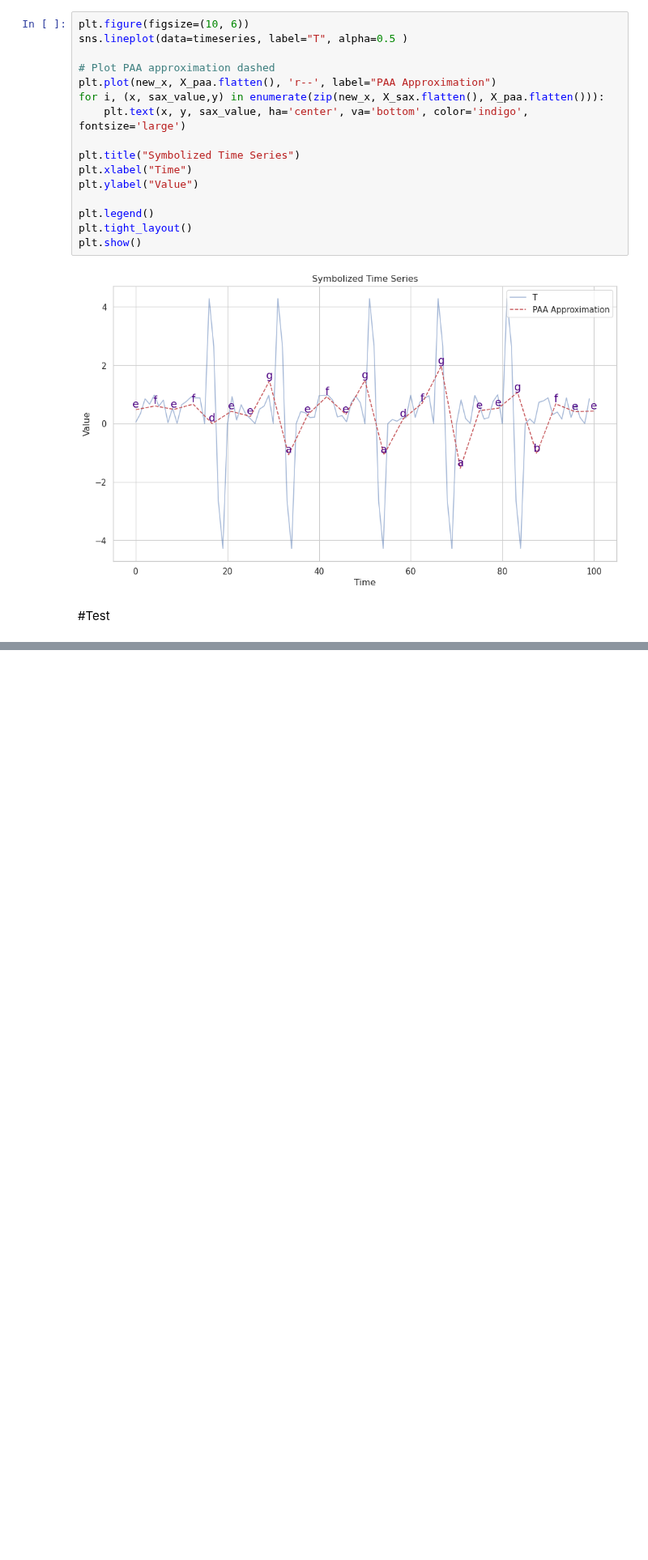
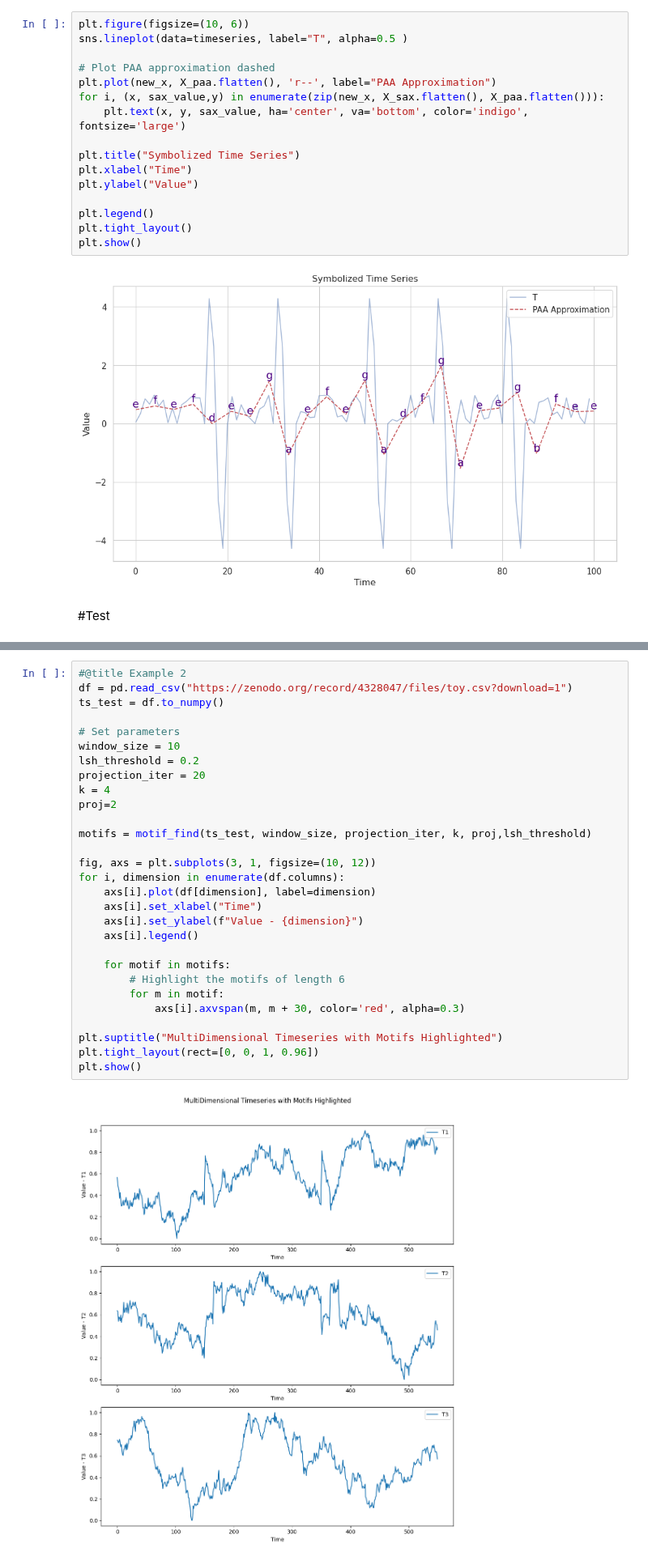
Before and after one commit to aidaLabDEI/LEIT-motifs, a Jupyter notebook: Motif_Discovery.ipynb, the cells around one changed output, grey strips where cells are left out. Shown at 81% size. Saved outputs shown, nothing was run; the diff lists cells and outputs as text; blank space fills up the shorter version.

Commit message:
Example 2, not working

```diff
--- a/Motif_Discovery.ipynb
+++ b/Motif_Discovery.ipynb
@@ -538,0 +495,31 @@ plt.show()
+# %%
+#@title Example 2
+df = pd.read_csv("https://zenodo.org/record/4328047/files/toy.csv?download=1")
+ts_test = df.to_numpy()
+
+# Set parameters
+window_size = 10
+lsh_threshold = 0.2
+projection_iter = 20
+k = 4
+proj=2
+
+motifs = motif_find(ts_test, window_size, projection_iter, k, proj,lsh_threshold)
+
+fig, axs = plt.subplots(3, 1, figsize=(10, 12))
+for i, dimension in enumerate(df.columns):
+    axs[i].plot(df[dimension], label=dimension)
+    axs[i].set_xlabel("Time")
+    axs[i].set_ylabel(f"Value - {dimension}")
+    axs[i].legend()
+
+    for motif in motifs:
+        # Highlight the motifs of length 6
+        for m in motif:
+            axs[i].axvspan(m, m + 30, color='red', alpha=0.3)
+
+plt.suptitle("MultiDimensional Timeseries with Motifs Highlighted")
+plt.tight_layout(rect=[0, 0, 1, 0.96])
+plt.show()
+# %% [output]
+[figure, added]
```
Also changed, not shown: parts of 3 cells of this notebook.
